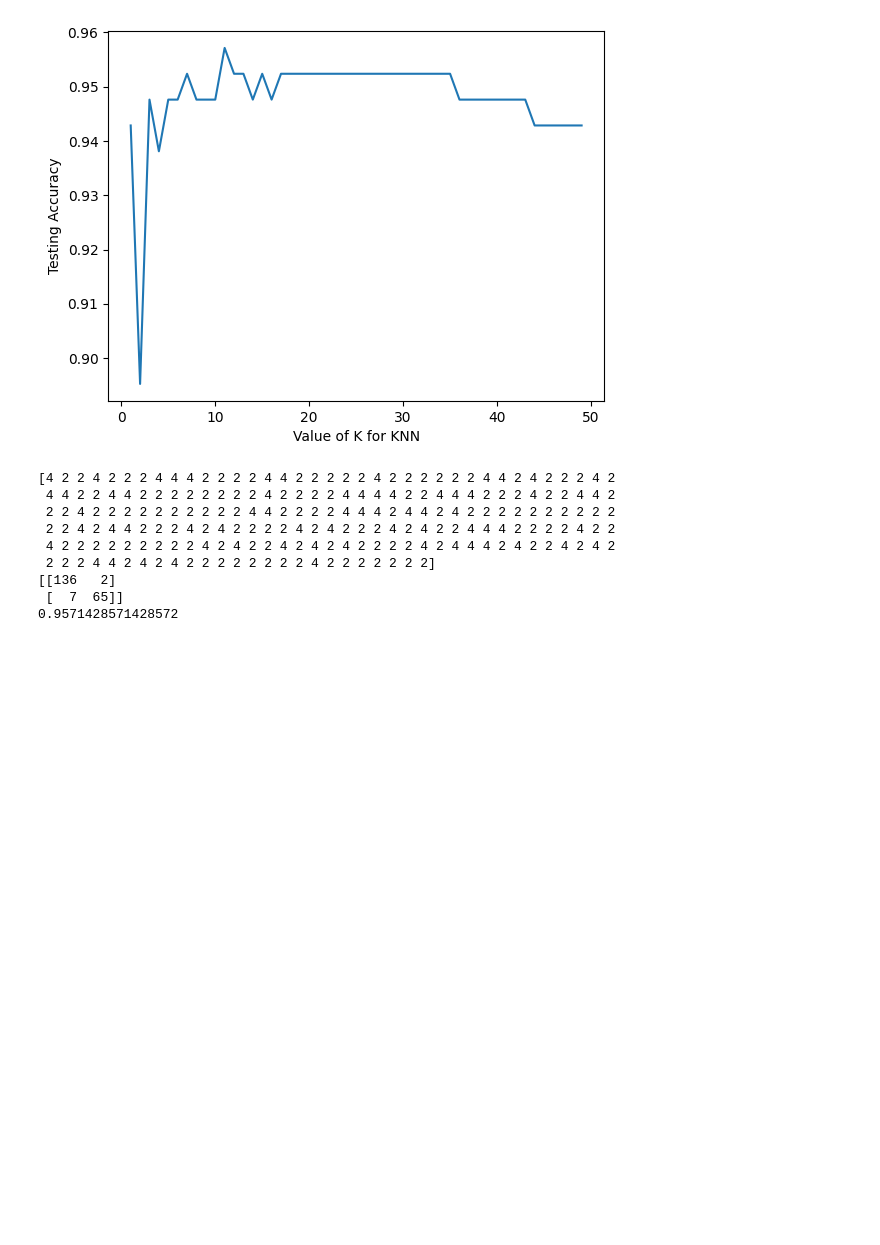
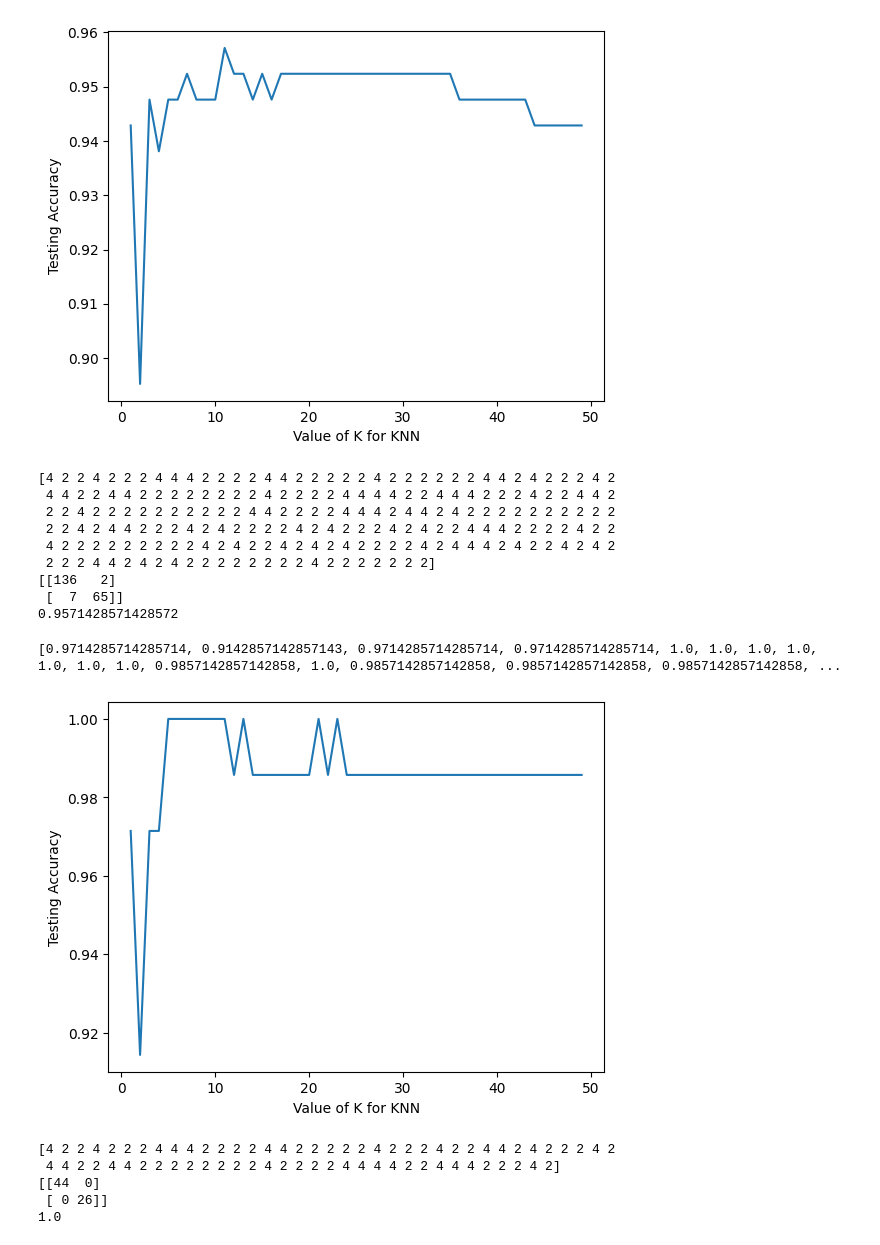
Before and after one commit to Park-HY-00/BAV, a Jupyter notebook: week9-hw.ipynb, the cells around one changed output. Drawn from its saved outputs; the diff is of its cells as text; code cells hidden in the pictures; blank space fills up the shorter version.

```diff
--- a/week9-hw.ipynb
+++ b/week9-hw.ipynb
@@ -142,6 +151,6 @@ plt.show()
 # %%
 # 5. Fit K Neighbours Classifier to the training set
-classifier = KNeighborsClassifier(n_neighbors = 16)
+classifier = KNeighborsClassifier(n_neighbors = 20)
 classifier.fit(X_train, y_train)
 guesses = classifier.predict(X_test)
 
@@ -219,3 +226,46 @@ print(metrics.accuracy_score(y_test, guesses))
 [[136   2]
  [  7  65]]
 0.9571428571428572
+# %%
+training_points = df.drop(columns=['Class'])
+training_labels = df['Class']
+
+X_train, X_test, y_train, y_test = train_test_split(
+	training_points,
+	training_labels,
+	test_size=0.1,
+	random_state=4)
+
+k_range = range(1, 50)
+
+accuracy_scores = []
+
+for k in k_range:
+    classifier = KNeighborsClassifier(n_neighbors = k)
+    classifier.fit(X_train, y_train)
+    guesses = classifier.predict(X_test)
+    accuracy_scores.append(metrics.accuracy_score(y_test, guesses))
+print(accuracy_scores)
+
+plt.plot(k_range, accuracy_scores)
+plt.xlabel('Value of K for KNN')
+plt.ylabel('Testing Accuracy')
+plt.show()
+# %% [output]
+[0.9714285714285714, 0.9142857142857143, 0.9714285714285714, 0.9714285714285714, 1.0, 1.0, 1.0, 1.0, 1.0, 1.0, 1.0, 0.9857142857142858, 1.0, 0.9857142857142858, 0.9857142857142858, 0.9857142857142858, ...
+[figure, added]
+# %%
+classifier = KNeighborsClassifier(n_neighbors = 8)
+classifier.fit(X_train, y_train)
+guesses = classifier.predict(X_test)
+
+print(guesses)
+
+print(confusion_matrix(y_test, guesses))
+print(metrics.accuracy_score(y_test, guesses))
+# %% [output]
+[4 2 2 4 2 2 2 4 4 4 2 2 2 2 4 4 2 2 2 2 2 4 2 2 2 4 2 2 4 4 2 4 2 2 2 4 2
+ 4 4 2 2 4 4 2 2 2 2 2 2 2 2 4 2 2 2 2 4 4 4 4 2 2 4 4 4 2 2 2 4 2]
+[[44  0]
+ [ 0 26]]
+1.0
```
Also changed, not shown: parts of 11 cells of this notebook.
